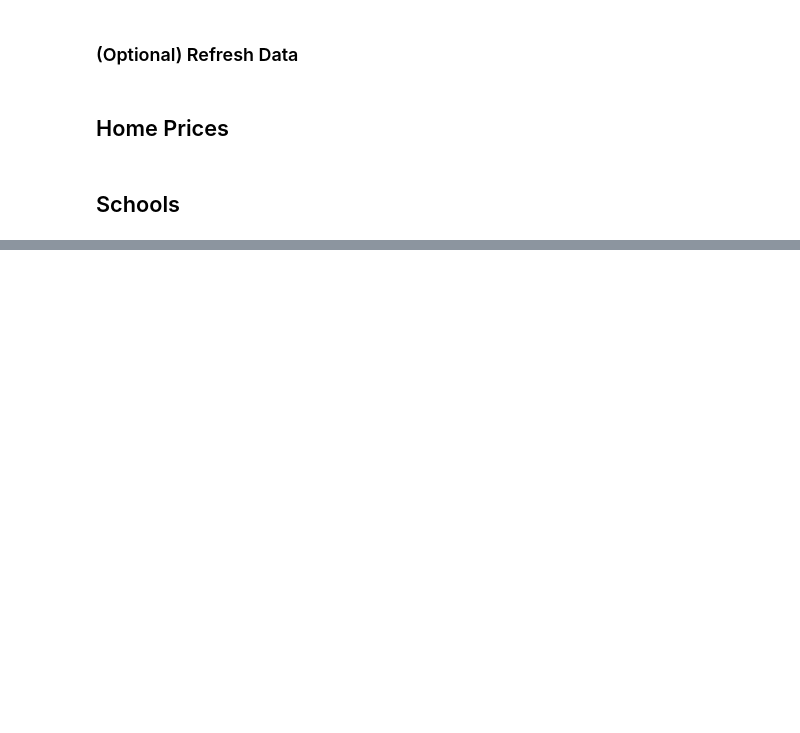
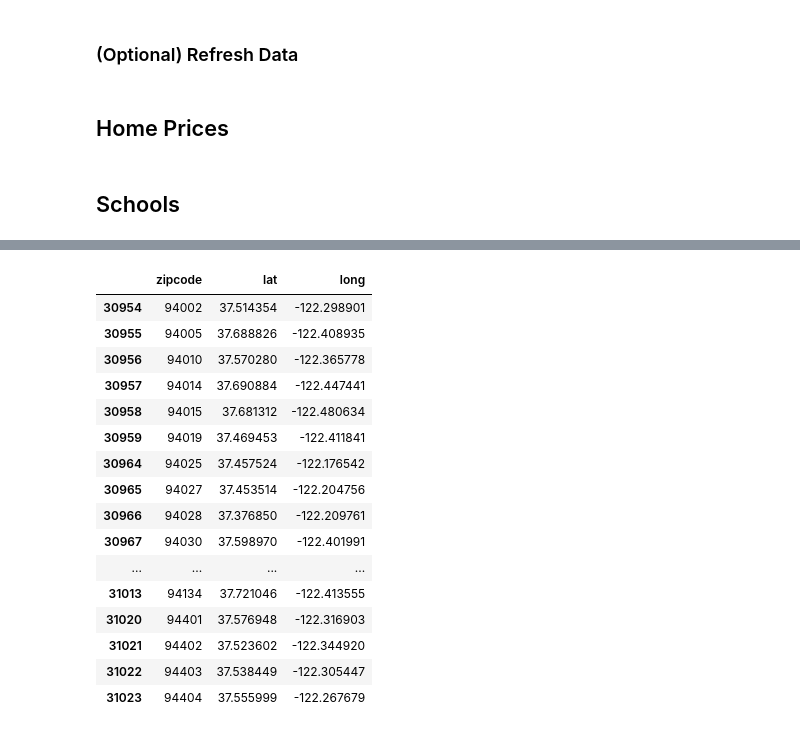
Before and after one commit to sharonsu94/real-estate-analysis, a Jupyter notebook: master.ipynb, the cells around one changed output, grey strips where cells are left out. Saved outputs shown, nothing was run; the diff lists cells and outputs as text; code cells hidden in the pictures; blank space fills up the shorter version.

```diff
--- a/master.ipynb
+++ b/master.ipynb
@@ -106,0 +114,20 @@ print(grade_range)
+# %%
+df2
+# %% [output]
+|  | zipcode | lat | long |
+| 30954 | 94002 | 37.514354 | -122.298901 |
+| 30955 | 94005 | 37.688826 | -122.408935 |
+| 30956 | 94010 | 37.570280 | -122.365778 |
+| 30957 | 94014 | 37.690884 | -122.447441 |
+| 30958 | 94015 | 37.681312 | -122.480634 |
+| 30959 | 94019 | 37.469453 | -122.411841 |
+| 30964 | 94025 | 37.457524 | -122.176542 |
+| 30965 | 94027 | 37.453514 | -122.204756 |
+| 30966 | 94028 | 37.376850 | -122.209761 |
+| 30967 | 94030 | 37.598970 | -122.401991 |
+| ... | ... | ... | ... |
+| 31013 | 94134 | 37.721046 | -122.413555 |
+| 31020 | 94401 | 37.576948 | -122.316903 |
+| 31021 | 94402 | 37.523602 | -122.344920 |
+| 31022 | 94403 | 37.538449 | -122.305447 |
+| 31023 | 94404 | 37.555999 | -122.267679 |
```
Also changed, not shown: parts of 11 cells of this notebook.
